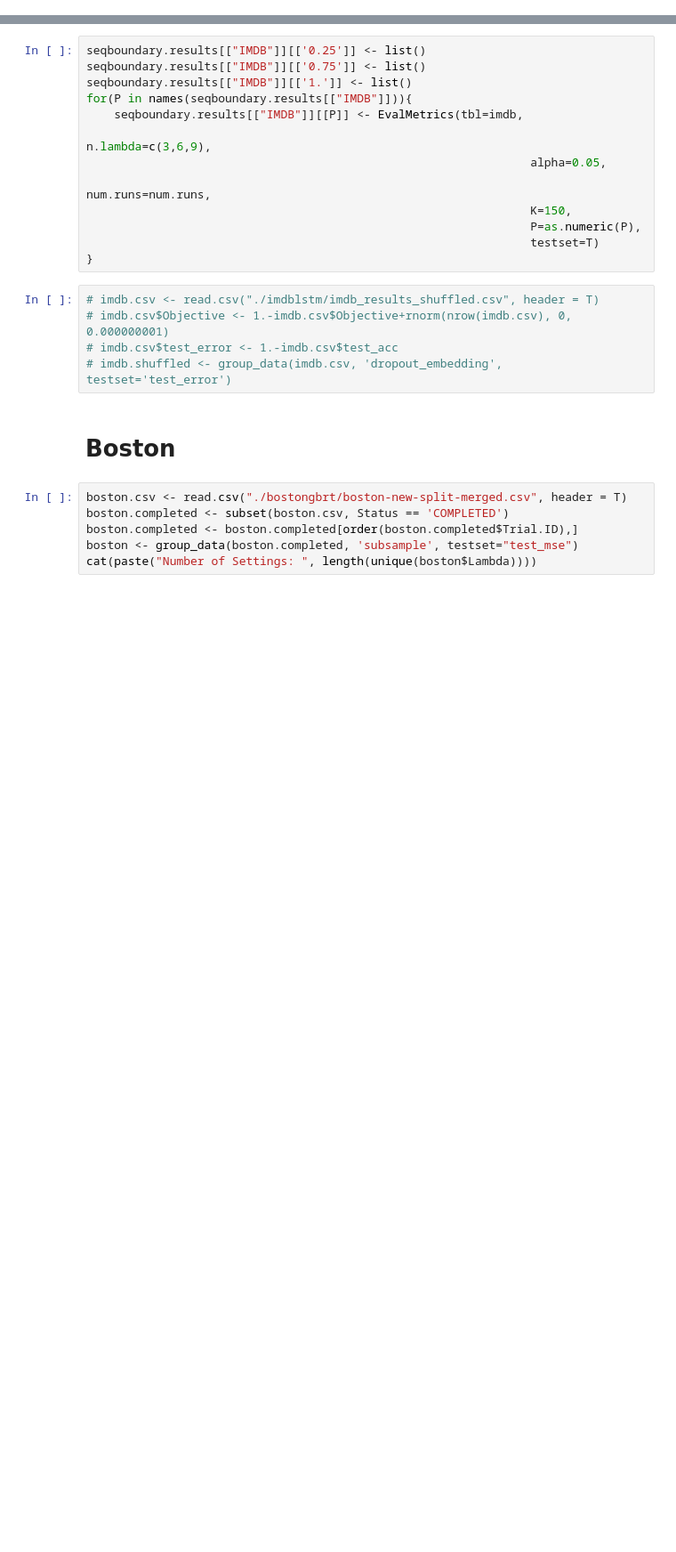
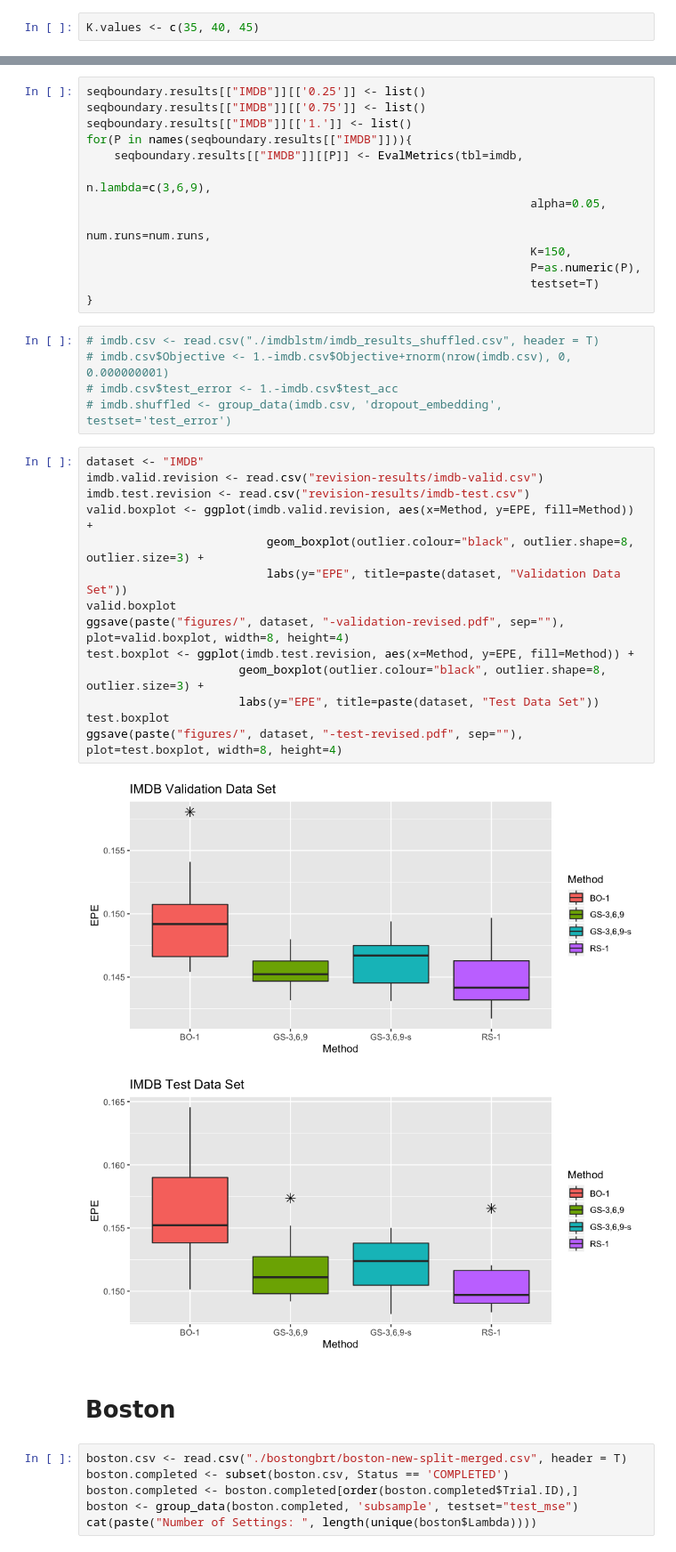
Before and after one commit to LarsHH/reproducible-hyperparameter-optimization-jcgs-2019, a Jupyter notebook: evaluation.ipynb, the cells around one changed output, grey strips where cells are left out. Shown at 89% size. Drawn from its saved outputs; the diff is of its cells as text; blank space fills up the shorter version.

```diff
--- a/evaluation.ipynb
+++ b/evaluation.ipynb
@@ -797,6 +878,8 @@ imdb.plot
 [figure]
 # %%
 # ggsave("figures/IMDB-density.pdf", plot=imdb.plot, width=8, height=4)
+# %%
+K.values <- c(35, 40, 45)
 # %%
 imdb.results <- list()
 for(k in K.values) {
@@ -903,6 +990,23 @@ for(P in names(seqboundary.results[["IMDB"]])){
 # imdb.csv$Objective <- 1.-imdb.csv$Objective+rnorm(nrow(imdb.csv), 0, 0.000000001)
 # imdb.csv$test_error <- 1.-imdb.csv$test_acc
 # imdb.shuffled <- group_data(imdb.csv, 'dropout_embedding', testset='test_error')
+# %%
+dataset <- "IMDB"
+imdb.valid.revision <- read.csv("revision-results/imdb-valid.csv")
+imdb.test.revision <- read.csv("revision-results/imdb-test.csv")
+valid.boxplot <- ggplot(imdb.valid.revision, aes(x=Method, y=EPE, fill=Method)) +
+                          geom_boxplot(outlier.colour="black", outlier.shape=8, outlier.size=3) +
+                          labs(y="EPE", title=paste(dataset, "Validation Data Set"))
+valid.boxplot
+ggsave(paste("figures/", dataset, "-validation-revised.pdf", sep=""), plot=valid.boxplot, width=8, height=4)
+test.boxplot <- ggplot(imdb.test.revision, aes(x=Method, y=EPE, fill=Method)) +
+                      geom_boxplot(outlier.colour="black", outlier.shape=8, outlier.size=3) +
+                      labs(y="EPE", title=paste(dataset, "Test Data Set"))
+test.boxplot
+ggsave(paste("figures/", dataset, "-test-revised.pdf", sep=""), plot=test.boxplot, width=8, height=4)
+# %% [output]
+[figure, added]
+[figure, added]
 # %% [markdown]
 # Boston
 # %%
```
Also changed, not shown: parts of 49 cells of this notebook, 1 other file.
